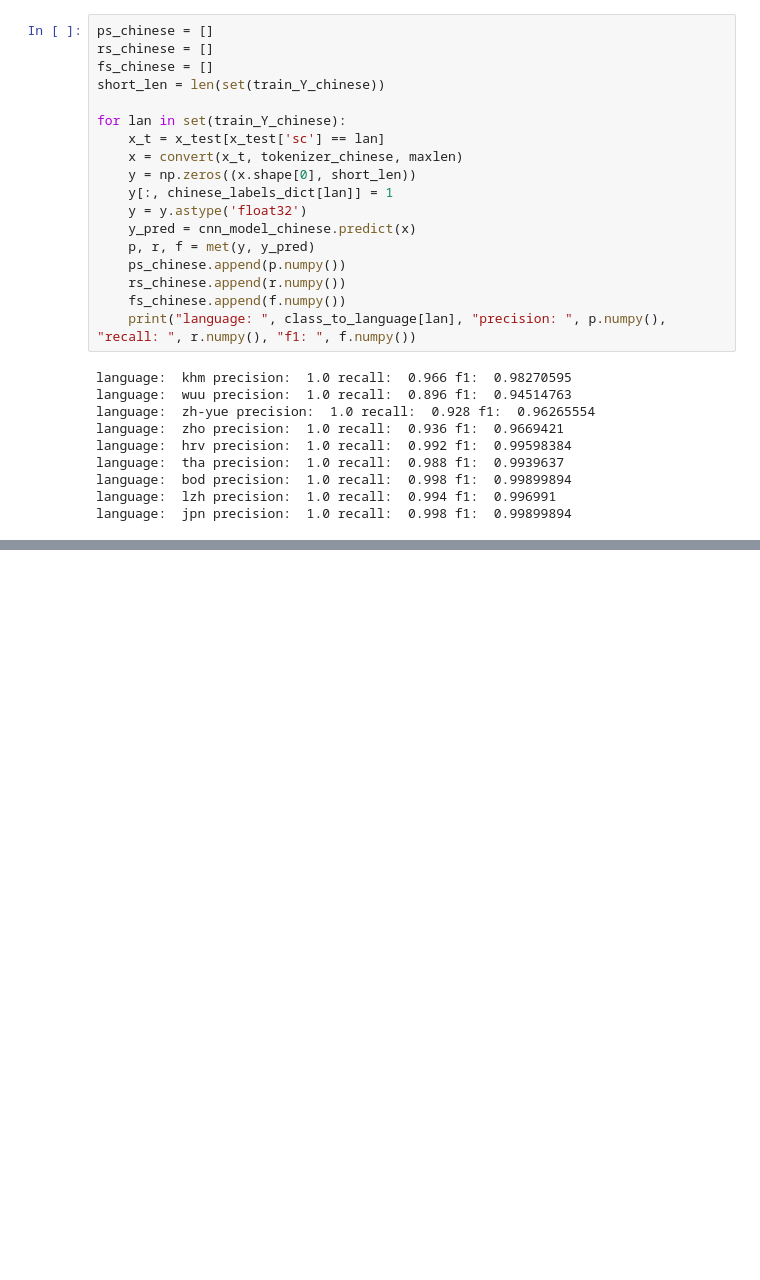
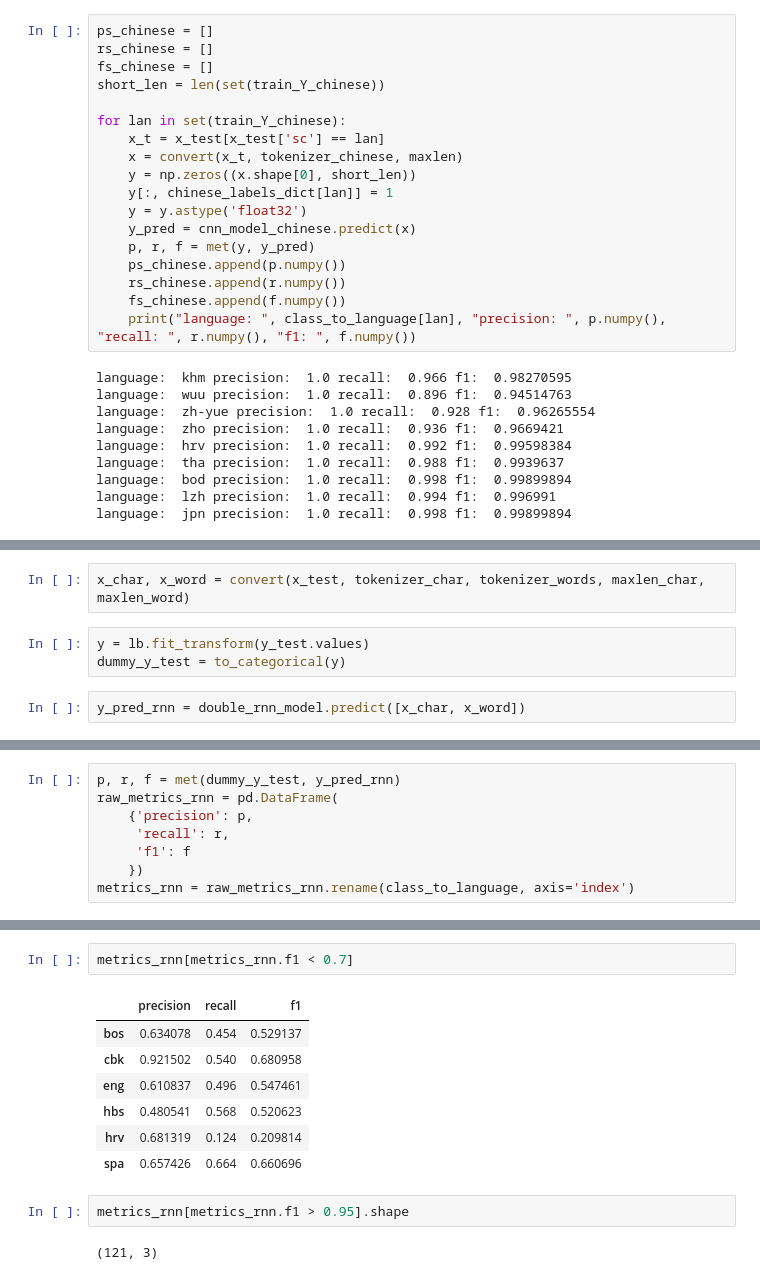
Before and after one commit to tsimafeip/nn-hackathon, a Jupyter notebook: LangDetector.ipynb, the cells around one changed output, grey strips where cells are left out. Drawn from its saved outputs; the diff is of its cells as text; blank space fills up the shorter version.

Commit message:
Put together two models

```diff
--- a/LangDetector.ipynb
+++ b/LangDetector.ipynb
@@ -607,0 +834,7 @@ language:  jpn precision:  1.0 recall:  0.998 f1:  0.99899894
+# %%
+x_char, x_word = convert(x_test, tokenizer_char, tokenizer_words, maxlen_char, maxlen_word)
+# %%
+y = lb.fit_transform(y_test.values)
+dummy_y_test = to_categorical(y)
+# %%
+y_pred_rnn = double_rnn_model.predict([x_char, x_word])
@@ -607,0 +843,8 @@ language:  jpn precision:  1.0 recall:  0.998 f1:  0.99899894
+# %%
+p, r, f = met(dummy_y_test, y_pred_rnn)
+raw_metrics_rnn = pd.DataFrame(
+    {'precision': p,
+     'recall': r,
+     'f1': f
+    })
+metrics_rnn = raw_metrics_rnn.rename(class_to_language, axis='index')
@@ -607,0 +861,14 @@ language:  jpn precision:  1.0 recall:  0.998 f1:  0.99899894
+# %%
+metrics_rnn[metrics_rnn.f1 < 0.7]
+# %% [output]
+|  | precision | recall | f1 |
+| bos | 0.634078 | 0.454 | 0.529137 |
+| cbk | 0.921502 | 0.540 | 0.680958 |
+| eng | 0.610837 | 0.496 | 0.547461 |
+| hbs | 0.480541 | 0.568 | 0.520623 |
+| hrv | 0.681319 | 0.124 | 0.209814 |
+| spa | 0.657426 | 0.664 | 0.660696 |
+# %%
+metrics_rnn[metrics_rnn.f1 > 0.95].shape
+# %% [output]
+(121, 3)
```
Also changed, not shown: parts of 47 cells of this notebook.
